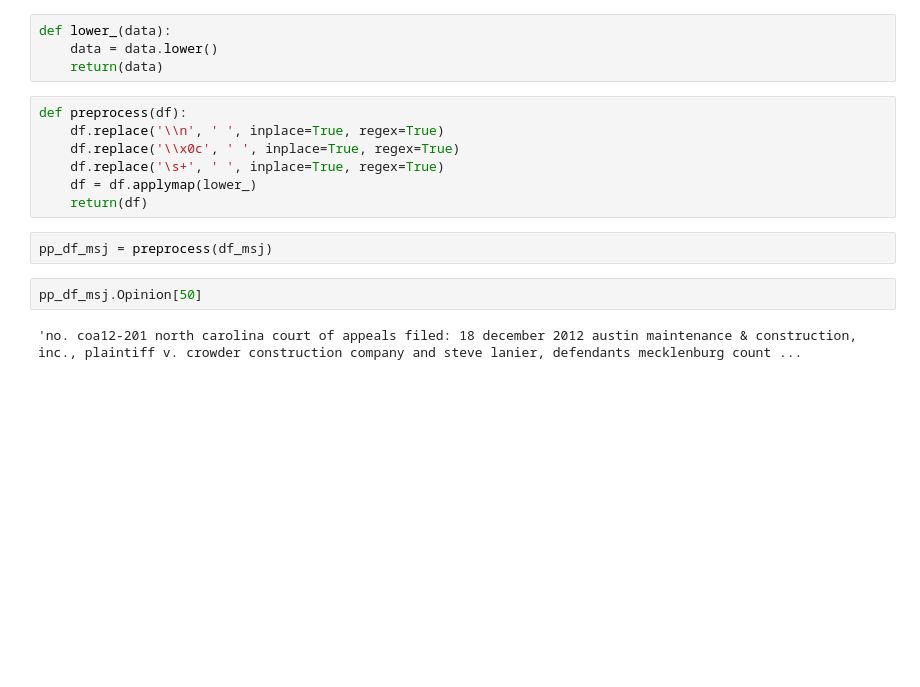
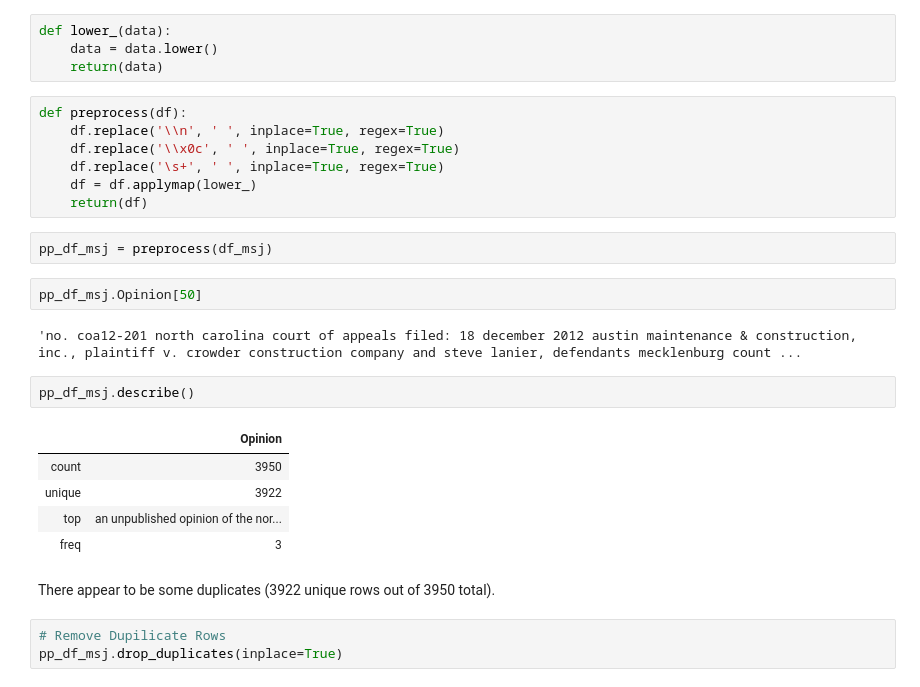
Before and after one commit to jnels13/NC_Litigation_Predictor, a Jupyter notebook: DF_Creation.ipynb, the cells around one changed output. Saved outputs shown, nothing was run; the diff lists cells and outputs as text; blank space fills up the shorter version.

```diff
--- a/DF_Creation.ipynb
+++ b/DF_Creation.ipynb
@@ -281,3 +281,16 @@ pp_df_msj = preprocess(df_msj)
 pp_df_msj.Opinion[50]
 # %% [output]
 'no. coa12-201 north carolina court of appeals filed: 18 december 2012 austin maintenance & construction, inc., plaintiff v. crowder construction company and steve lanier, defendants mecklenburg count ...
+# %%
+pp_df_msj.describe()
+# %% [output]
+|  | Opinion |
+| count | 3950 |
+| unique | 3922 |
+| top | an unpublished opinion of the nor... |
+| freq | 3 |
+# %% [markdown]
+There appear to be some duplicates (3922 unique rows out of 3950 total).
+# %%
+# Remove Dupilicate Rows
+pp_df_msj.drop_duplicates(inplace=True)
```
Also changed, not shown: parts of 5 cells of this notebook, 2 other files.
